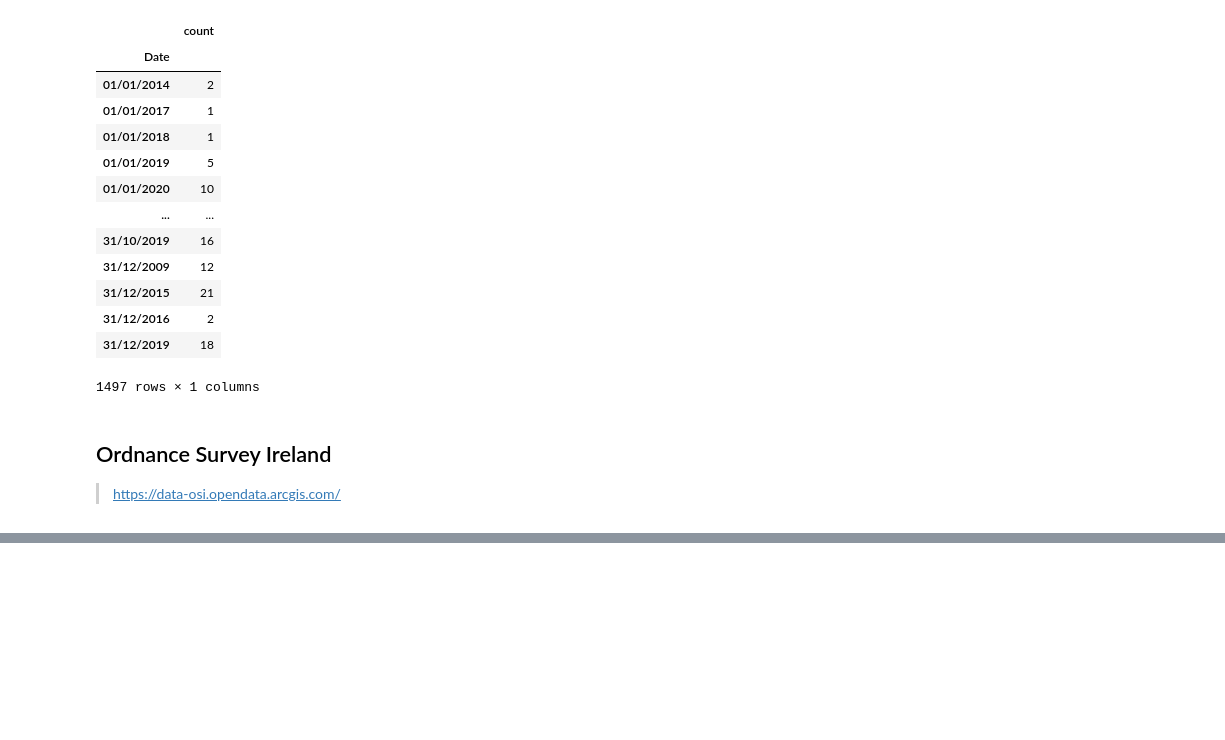
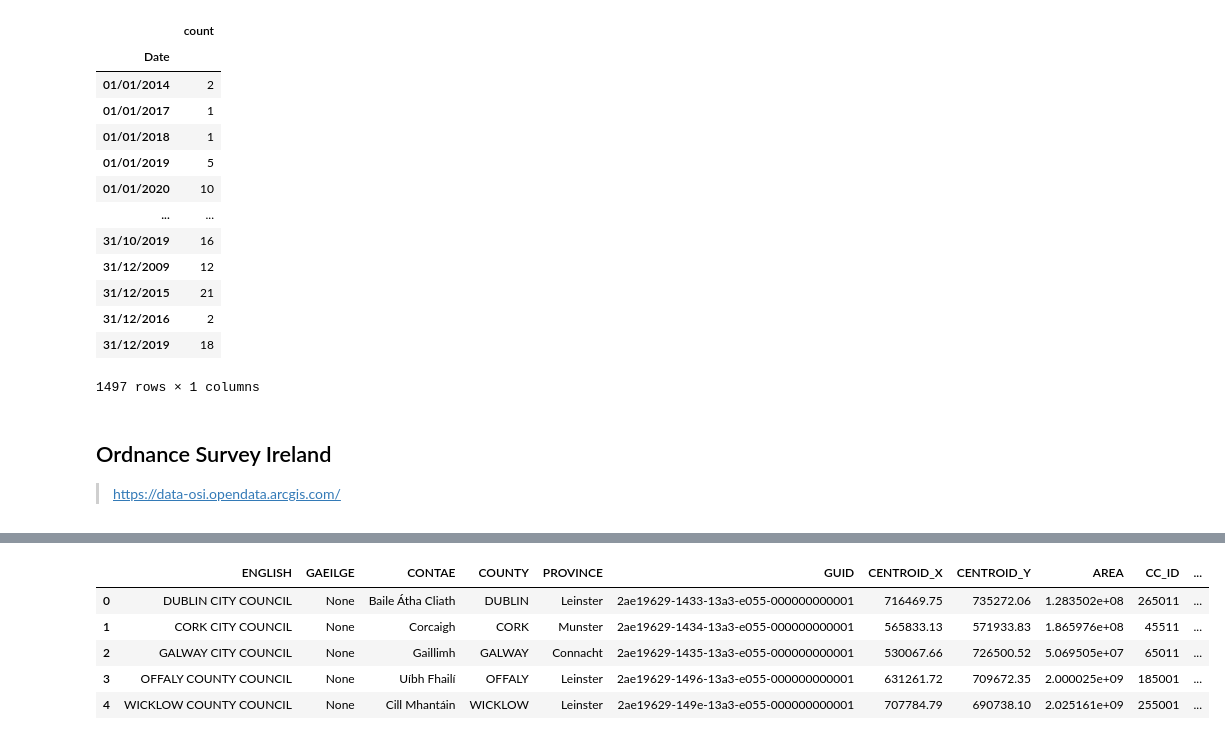
Before and after one commit to pessini/avian-flu-wild-birds-ireland, a Jupyter notebook: Exploratory-Data-Analysis-EDA.ipynb, the cells around one changed output, grey strips where cells are left out. Drawn from its saved outputs; the diff is of its cells as text; code cells hidden in the pictures; blank space fills up the shorter version.

```diff
--- a/Exploratory-Data-Analysis-EDA.ipynb
+++ b/Exploratory-Data-Analysis-EDA.ipynb
@@ -281,3 +248,14 @@ admin_areas.plot(figsize=(18,16), facecolor='white', edgecolor='black')
 # %%
 # GeoJSON API
-# https://opendata.arcgis.com/datasets/0d5984f732c54246bd087768223c92eb_0.geojson
+url_geoJSON = 'https://opendata.arcgis.com/datasets/0d5984f732c54246bd087768223c92eb_0.geojson'
+admin_areas = gpd.read_file(url_geoJSON, driver='GeoJSON')
+# %%
+# check if the shapefile is grand
+admin_areas.head()
+# %% [output]
+|  | ENGLISH | GAEILGE | CONTAE | COUNTY | PROVINCE | GUID | CENTROID_X | CENTROID_Y | AREA | CC_ID | ... |
+| 0 | DUBLIN CITY COUNCIL | None | Baile Átha Cliath | DUBLIN | Leinster | 2ae19629-1433-13a3-e055-000000000001 | 716469.75 | 735272.06 | 1.283502e+08 | 265011 | ... |
+| 1 | CORK CITY COUNCIL | None | Corcaigh | CORK | Munster | 2ae19629-1434-13a3-e055-000000000001 | 565833.13 | 571933.83 | 1.865976e+08 | 45511 | ... |
+| 2 | GALWAY CITY COUNCIL | None | Gaillimh | GALWAY | Connacht | 2ae19629-1435-13a3-e055-000000000001 | 530067.66 | 726500.52 | 5.069505e+07 | 65011 | ... |
+| 3 | OFFALY COUNTY COUNCIL | None | Uíbh Fhailí | OFFALY | Leinster | 2ae19629-1496-13a3-e055-000000000001 | 631261.72 | 709672.35 | 2.000025e+09 | 185001 | ... |
+| 4 | WICKLOW COUNTY COUNCIL | None | Cill Mhantáin | WICKLOW | Leinster | 2ae19629-149e-13a3-e055-000000000001 | 707784.79 | 690738.10 | 2.025161e+09 | 255001 | ... |
```
Also changed, not shown: parts of 11 cells of this notebook.
